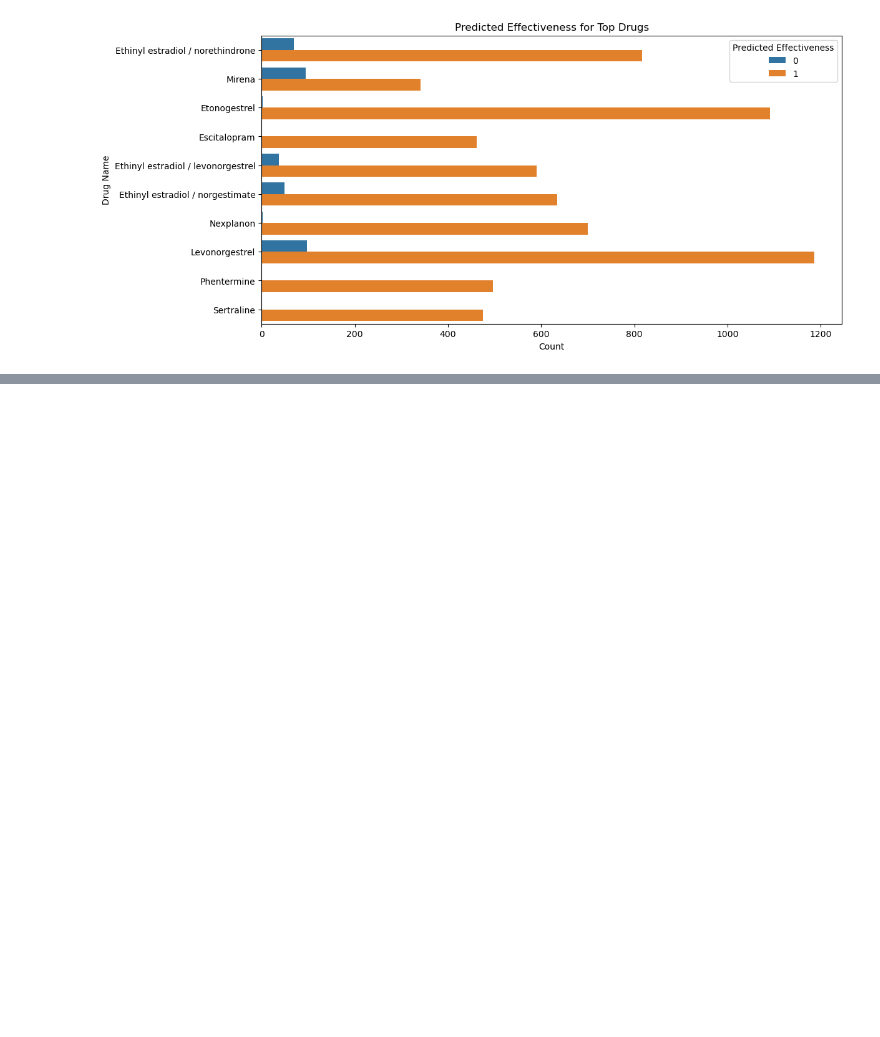
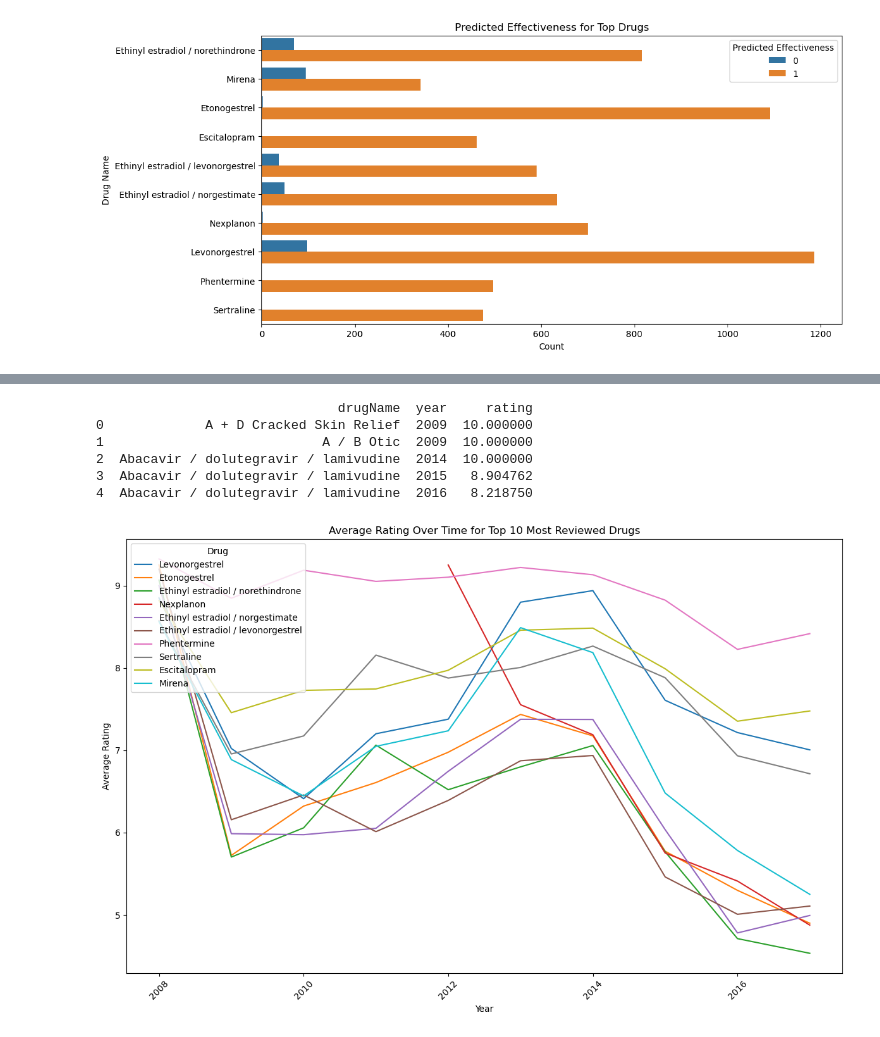
Before and after one commit to omarsagoo/drug-review-analysis, a Jupyter notebook: notebooks/drug_review_analysis.ipynb, the cells around one changed output, grey strips where cells are left out. Cells and saved outputs as stored; diff of their text form; code cells hidden in the pictures; blank space fills up the shorter version.

```diff
--- a/notebooks/drug_review_analysis.ipynb
+++ b/notebooks/drug_review_analysis.ipynb
@@ -364,0 +507,44 @@ plt.show()
+# %%
+#Including the effect of time aka including the date information
+
+# Convert 'date' column to datetime format
+data_original['date'] = pd.to_datetime(data_original['date'], errors='coerce')
+
+# Extract year from the date
+data_original['year'] = data_original['date'].dt.year
+
+# Group by drug and year, then calculate the average rating
+ratings_by_year = data_original.groupby(['drugName', 'year'])['rating'].mean().reset_index()
+
+# Check the first few rows
+print(ratings_by_year.head())
+
+
+# Identify the top 10 most used drugs (based on number of reviews)
+top_10_drugs = data_original['drugName'].value_counts().head(10).index
+
+# Group by drug and year, then calculate the average rating
+ratings_by_year_top_drugs = data_original[data_original['drugName'].isin(top_10_drugs)].groupby(['drugName', 'year'])['rating'].mean().reset_index()
+
+# Plot average ratings over time for the top 10 drugs
+plt.figure(figsize=(12, 8))
+
+# Plotting for each drug
+for drug in top_10_drugs:
+    sns.lineplot(x='year', y='rating', data=ratings_by_year_top_drugs[ratings_by_year_top_drugs['drugName'] == drug], label=drug)
+
+plt.title('Average Rating Over Time for Top 10 Most Reviewed Drugs')
+plt.xlabel('Year')
+plt.ylabel('Average Rating')
+plt.xticks(rotation=45)
+plt.legend(title='Drug', loc='upper left')
+plt.tight_layout()
+plt.show()
+# %% [output]
+                               drugName  year     rating
+0             A + D Cracked Skin Relief  2009  10.000000
+1                            A / B Otic  2009  10.000000
+2  Abacavir / dolutegravir / lamivudine  2014  10.000000
+3  Abacavir / dolutegravir / lamivudine  2015   8.904762
+4  Abacavir / dolutegravir / lamivudine  2016   8.218750
+[figure, added]
```
Also changed, not shown: parts of 3 cells of this notebook.
